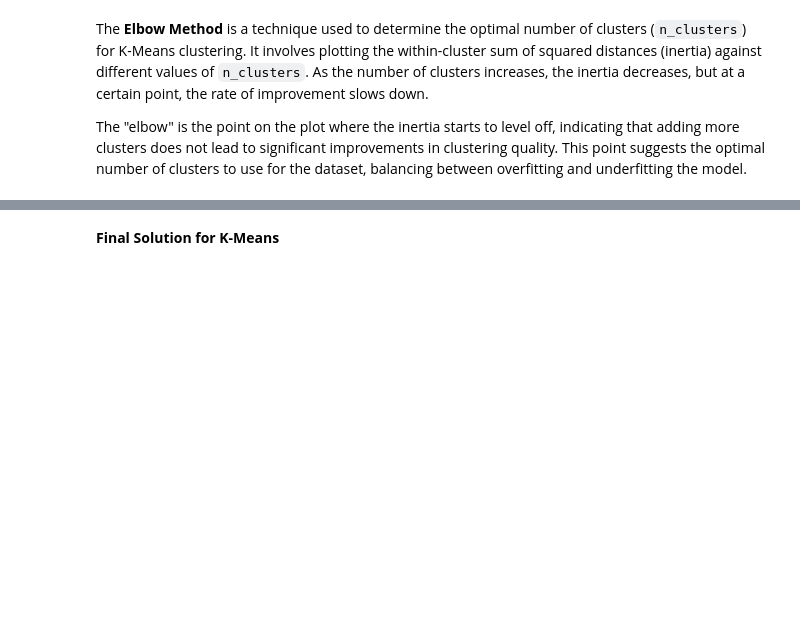
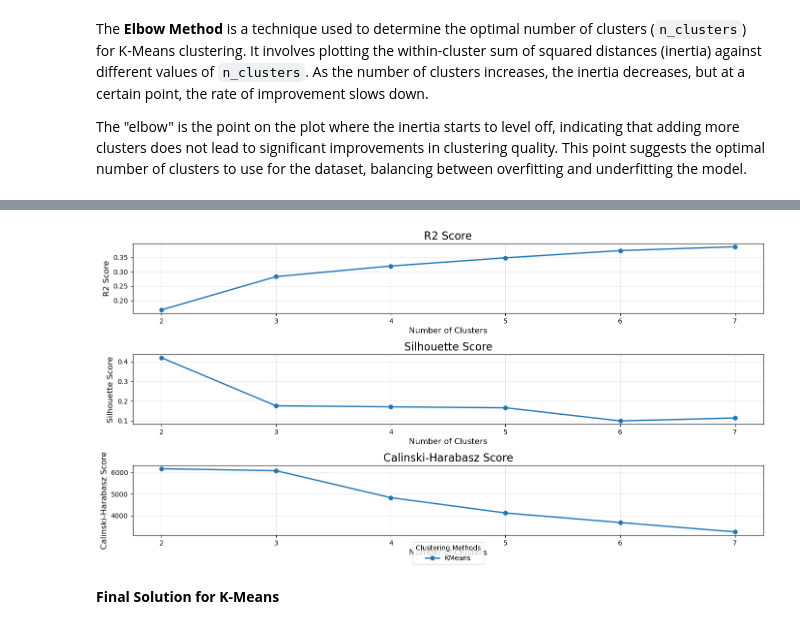
Before and after one commit to antoniooliveira03/data_mining, a Jupyter notebook: spending_data segmentation.ipynb, the cells around one changed output, grey strips where cells are left out. Drawn from its saved outputs; the diff is of its cells as text; code cells hidden in the pictures; blank space fills up the shorter version.

```diff
--- a/spending_data segmentation.ipynb
+++ b/spending_data segmentation.ipynb
@@ -296,5 +304,7 @@ results_kmeans_df
 # %%
-f.plot_evaluation_scores(results_kmeans_df, path)
+f.plot_evaluation_scores(results_kmeans_df, path+'kmeans')
+# %% [output]
+[figure, added]
 # %%
 s.play_('audio.mp3')
 # %% [markdown]
```
Also changed, not shown: parts of 6 cells of this notebook, 3 other files.
